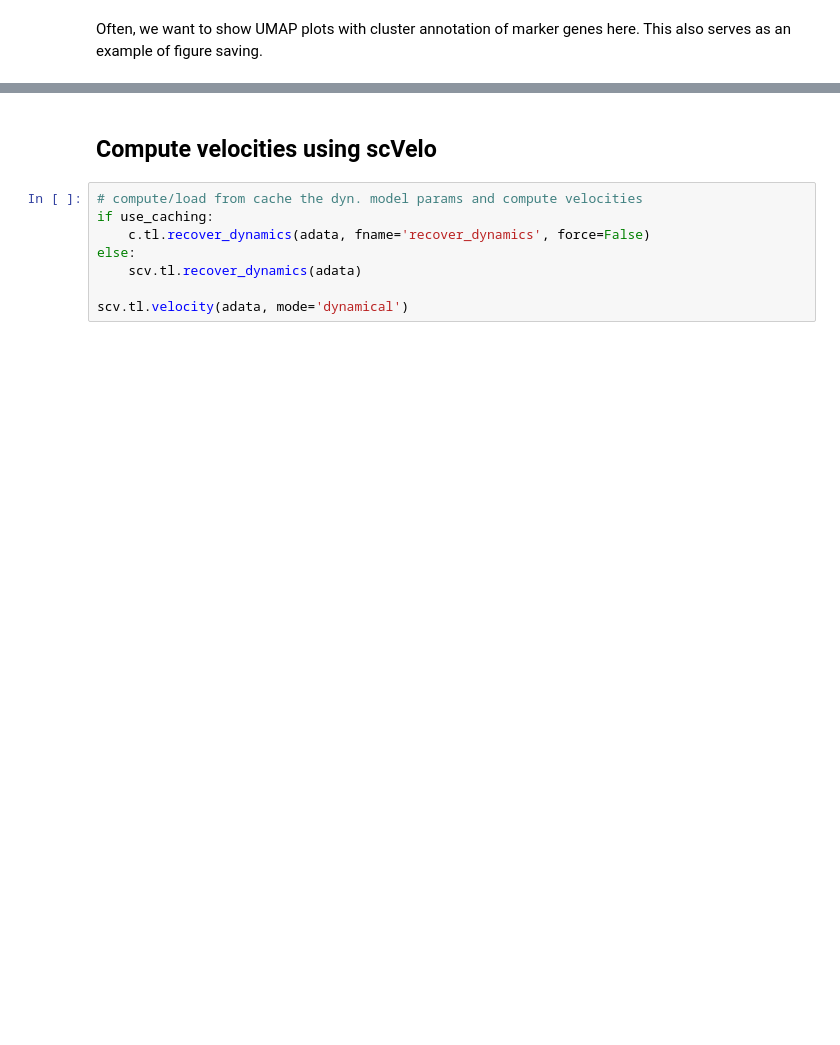
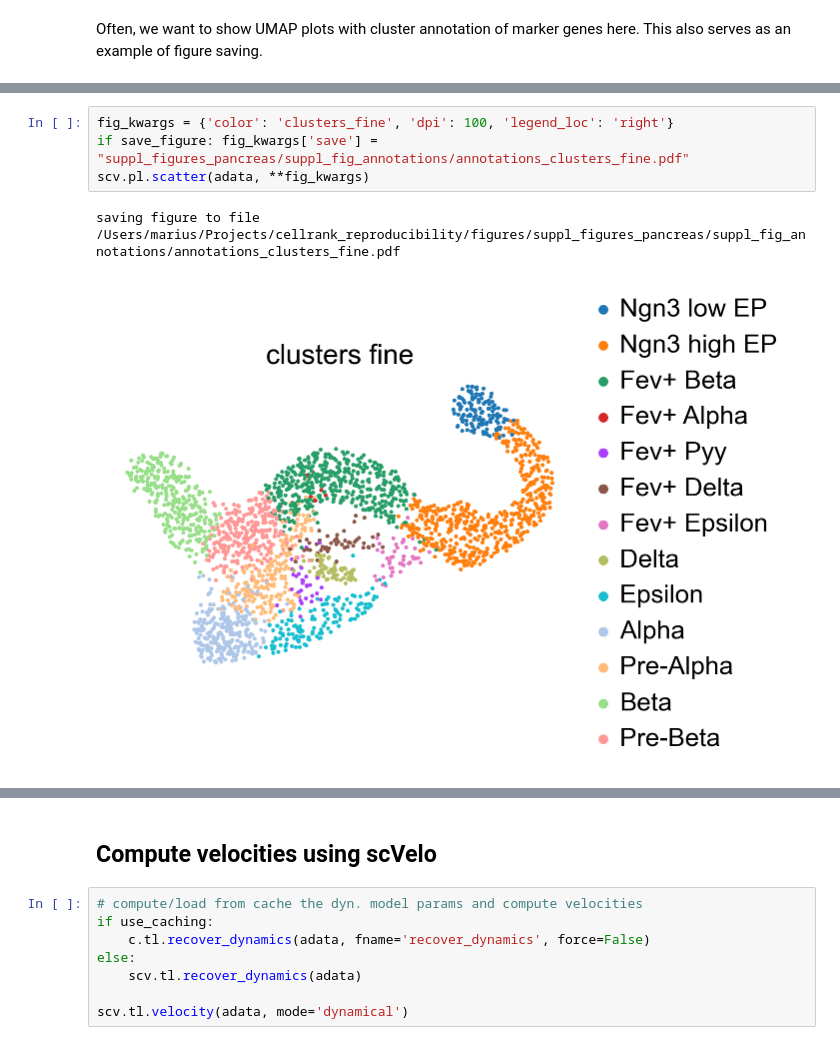
Before and after one commit to theislab/cellrank_reproducibility_preprint, a Jupyter notebook: notebooks/fig_2_pancreas_main/ML-2020-10-14_fig_2_pancreas_main.ipynb, the cells around one changed output, grey strips where cells are left out. Drawn from its saved outputs; the diff is of its cells as text; blank space fills up the shorter version.

```diff
--- a/notebooks/fig_2_pancreas_main/ML-2020-10-14_fig_2_pancreas_main.ipynb
+++ b/notebooks/fig_2_pancreas_main/ML-2020-10-14_fig_2_pancreas_main.ipynb
@@ -162,0 +172,7 @@ saving figure to file /Users/marius/Projects/cellrank_reproducibility/figures/fi
+# %%
+fig_kwargs = {'color': 'clusters_fine', 'dpi': 100, 'legend_loc': 'right'}
+if save_figure: fig_kwargs['save'] = "suppl_figures_pancreas/suppl_fig_annotations/annotations_clusters_fine.pdf"
+scv.pl.scatter(adata, **fig_kwargs)
+# %% [output]
+saving figure to file /Users/marius/Projects/cellrank_reproducibility/figures/suppl_figures_pancreas/suppl_fig_annotations/annotations_clusters_fine.pdf
+[figure, added]
```
Also changed, not shown: parts of 10 cells of this notebook.
